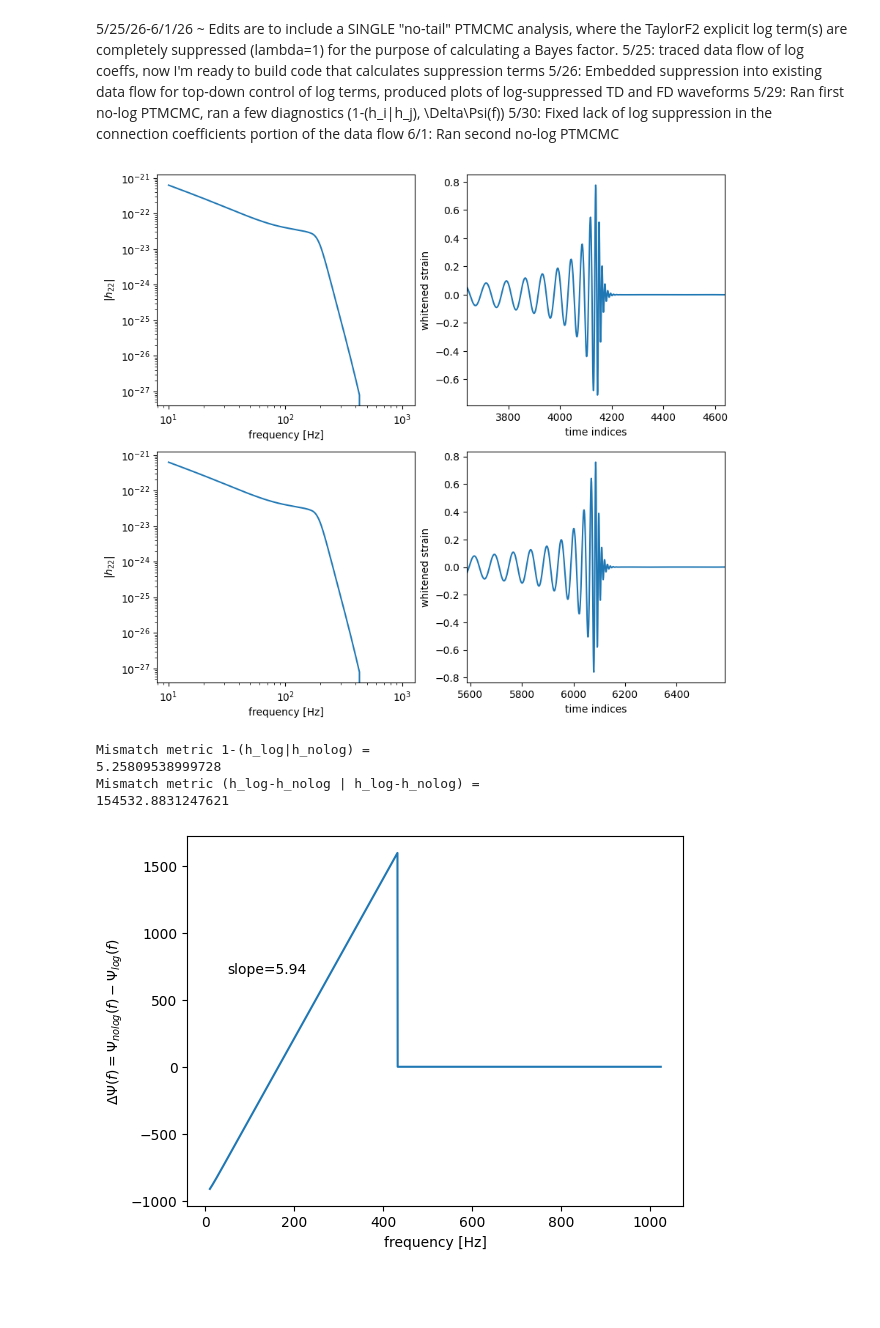
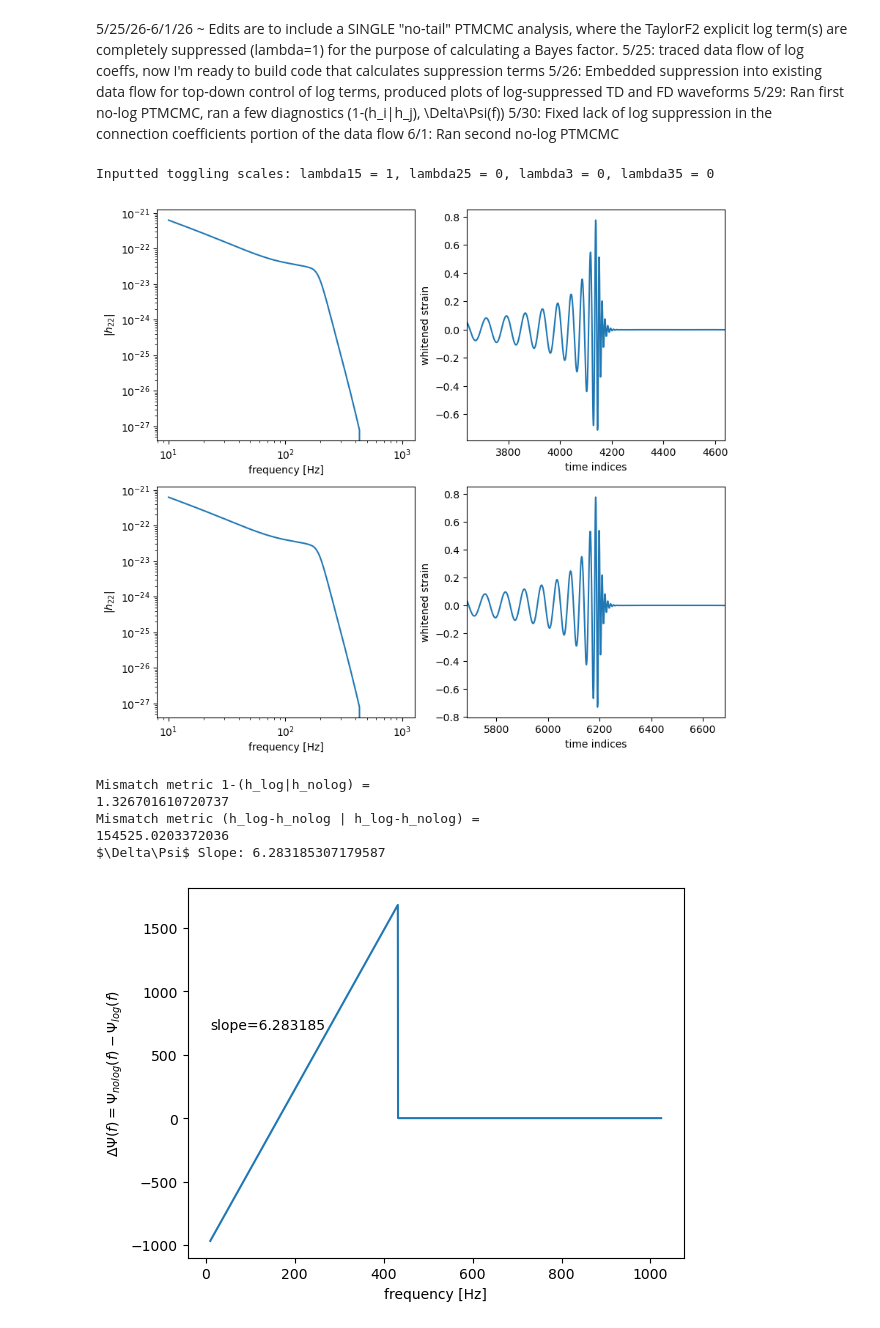
Before and after one commit to jimmy-gw/GWTails_ParameterEstimation, a Jupyter notebook: LOGSvsNOLOGS.ipynb, the cells around one changed output. Drawn from its saved outputs; the diff is of its cells as text; code cells hidden in the pictures; blank space fills up the shorter version.

```diff
--- a/LOGSvsNOLOGS.ipynb
+++ b/LOGSvsNOLOGS.ipynb
@@ -25,6 +25,7 @@ from PTMCMC import PTMCMC
 # plot injected waveforms (data) in frequency- and time-domain
 
 ## frequency-domain
+print('Inputted toggling scales: lambda15 = {}, lambda25 = {}, lambda3 = {}, lambda35 = {}'.format(d.lambda15, d.lambda25, d.lambda3, d.lambda35))
 plt.figure(figsize=(10, 9))
 
 # logs (default)
@@ -33,7 +34,7 @@ plt.loglog(wg.f, d.data_amp)
 plt.xlabel('frequency [Hz]')
 plt.ylabel(r'$|h_{22}|$')
 
-# no logs (lambda25 and lambda3 set to 1)
+# no logs (arbitrary suppression)
 plt.subplot(2, 2, 3)
 plt.loglog(wg.f, d.data_amp_suppressed)
 plt.xlabel('frequency [Hz]')
@@ -65,45 +66,44 @@ plt.xlim(np.argmax(TD_waveform_suppressed) - 500, np.argmax(TD_waveform_suppress
 #plt.xlim(3600,6400)
 plt.xlabel('time indices')
 plt.ylabel('whitened strain')
-
-
-
-
 plt.show()
 # %% [output]
+Inputted toggling scales: lambda15 = 1, lambda25 = 0, lambda3 = 0, lambda35 = 0
-[figure, old version]
+[figure, new version]
 # %%
 # Calculate mismatch between the two waveforms
 print('Mismatch metric 1-(h_log|h_nolog) =')
 print(1-l.inner(d.data_FD_waveform, d.data_FD_waveform_suppressed))
 print('Mismatch metric (h_log-h_nolog | h_log-h_nolog) =')
 print(l.inner(d.data_FD_waveform-d.data_FD_waveform_suppressed,
               d.data_FD_waveform-d.data_FD_waveform_suppressed))
 
 
 
 # Analyse phase differences between the two waveforms (log vs no log)
 delta_psi = d.data_phase_suppressed - d.data_phase
 
 delta_psi_max, delta_psi_min = np.max(delta_psi), np.min(delta_psi)
 f_max_i, f_min_i = np.argmax(delta_psi), np.argmin(delta_psi)
 slope = (delta_psi_max - delta_psi_min) / (wg.f[f_max_i] - wg.f[f_min_i])
+print('$\Delta\Psi$ Slope: {}'.format(slope))
 
 plt.plot(wg.f,delta_psi)
 plt.xlabel('frequency [Hz]')
 plt.ylabel(r'$\Delta\Psi(f)=\Psi_{nolog}(f)-\Psi_{log}(f)$')
-plt.annotate('slope='+str(round(slope,2)), xy=(50, 700), xytext=(50, 700))
+plt.annotate('slope='+str(round(slope,6)), xy=(10, 700), xytext=(10, 700))
 #plt.annotate('$2\pi t_c$='+str(round(2*np.pi* * * * tc * * *,2)), xy=(700,500), xytext=(700,500))
 
 plt.show()
 
 # Plot \Psi'_{no log}(f)-\Psi'_{log}(f) to see if it is constant (as expected from the phase difference being linear in frequency)
 # %% [output]
 Mismatch metric 1-(h_log|h_nolog) =
-5.25809538999728
+1.326701610720737
 Mismatch metric (h_log-h_nolog | h_log-h_nolog) =
-154532.8831247621
+154525.0203372036
+$\Delta\Psi$ Slope: 6.283185307179587
-[figure, old version]
+[figure, new version]
 # %%
 # jump proposals
 Fisher = j.Fisher(d.x_inj)
```
Also changed, not shown: parts of 6 cells of this notebook, 8 other files.
